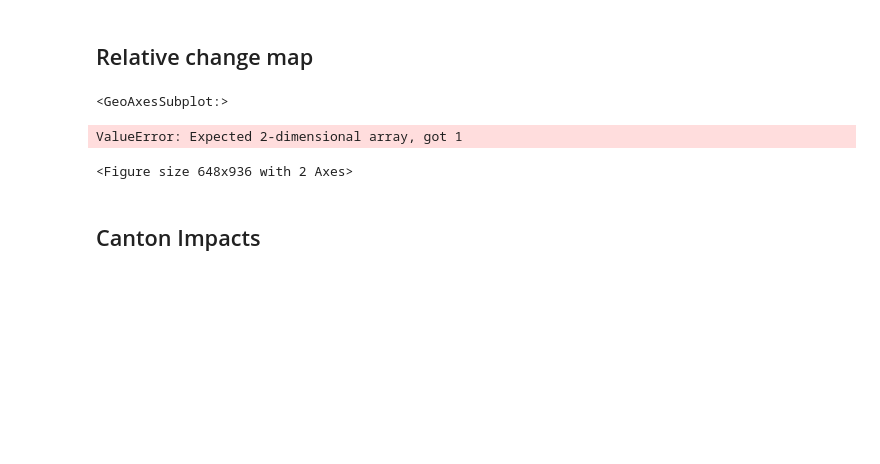
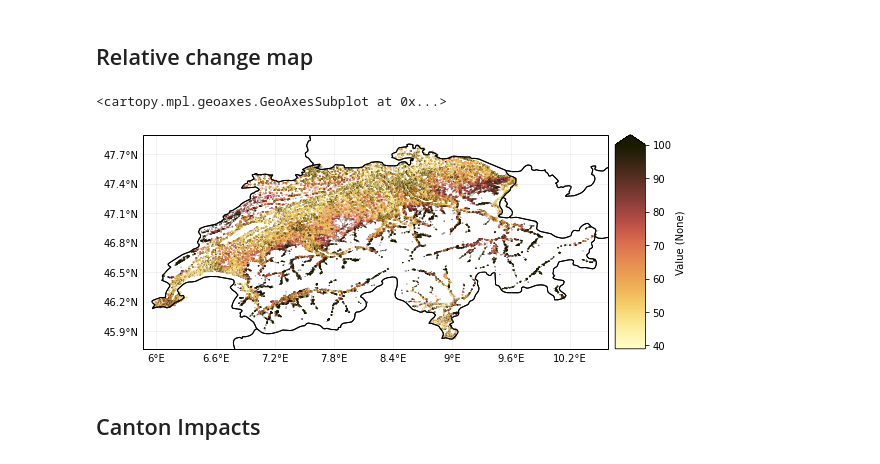
Before and after one commit to zeliest/heat_mortality_productivity_impacts, a Jupyter notebook: data_analysis/notebooks/results_mortality.ipynb, the cells around one changed output. Drawn from its saved outputs; the diff is of its cells as text; code cells hidden in the pictures; blank space fills up the shorter version.

```diff
--- a/data_analysis/notebooks/results_mortality.ipynb
+++ b/data_analysis/notebooks/results_mortality.ipynb
@@ -74,11 +89,10 @@ impact_basel = impacts_mortality.matrix_as_impact(median_impact_matrices['RCP85'
 # %%
 rel_mat = ImpactsHeatMortality.compute_relative_change(median_impact_matrices['RCP85'][2050][category], median_impact_matrices['RCP85'][2020][category])
 impacts_rel = ImpactsHeatMortality.matrix_as_impact(rel_mat, exposures)
-impacts_rel.plot_hexbin_impact_exposure(pop_name=False, cmap=cm, buffer=0.1)
+impacts_rel.plot_hexbin_impact_exposure(pop_name=False, cmap=cm, buffer=0.1, vmax=100, extend='max')
 # %% [output]
-<GeoAxesSubplot:>
+<cartopy.mpl.geoaxes.GeoAxesSubplot at 0x...>
-ValueError: Expected 2-dimensional array, got 1
-<Figure size 648x936 with 2 Axes>
+[figure, added]
 # %% [markdown]
 ## Canton Impacts
 # %%
```
Also changed, not shown: parts of 10 cells of this notebook.
